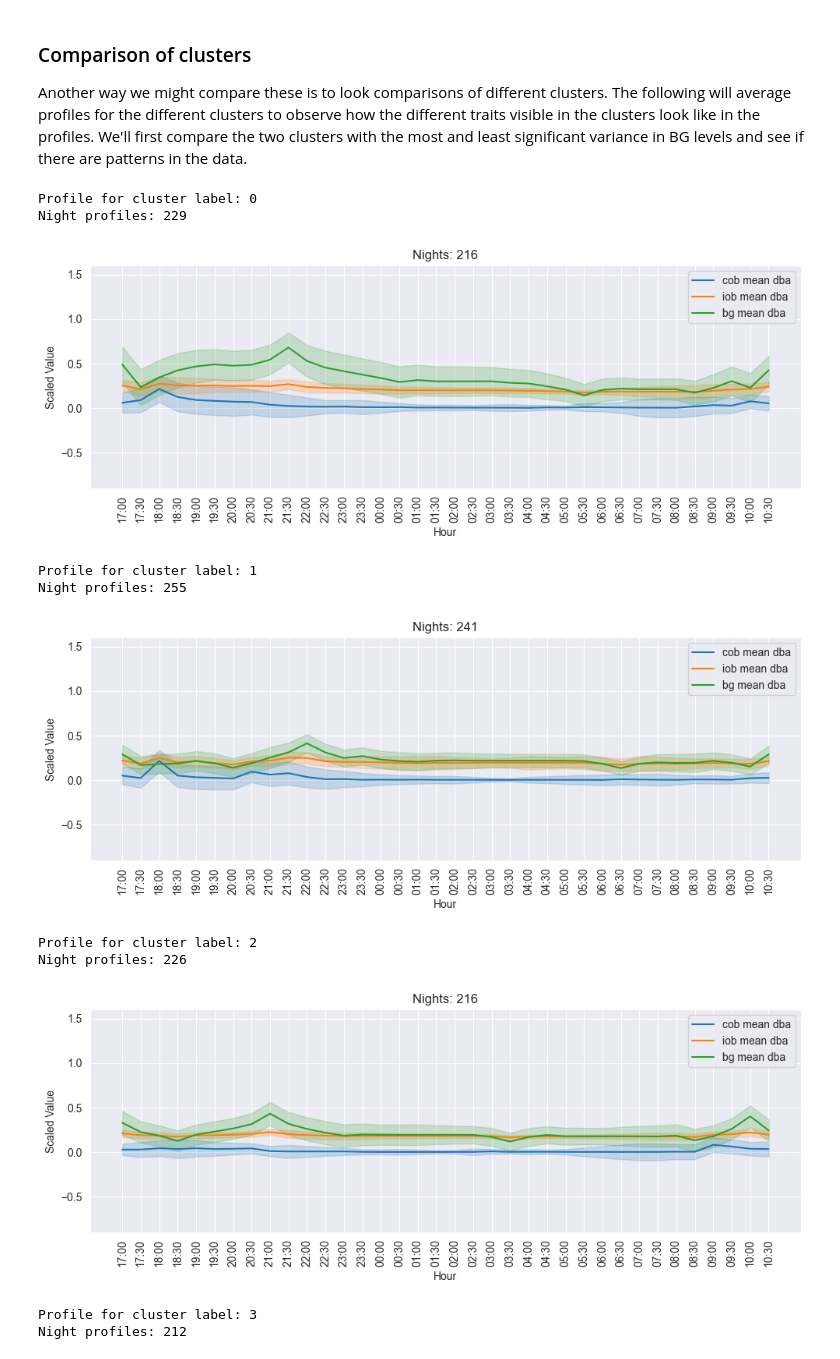
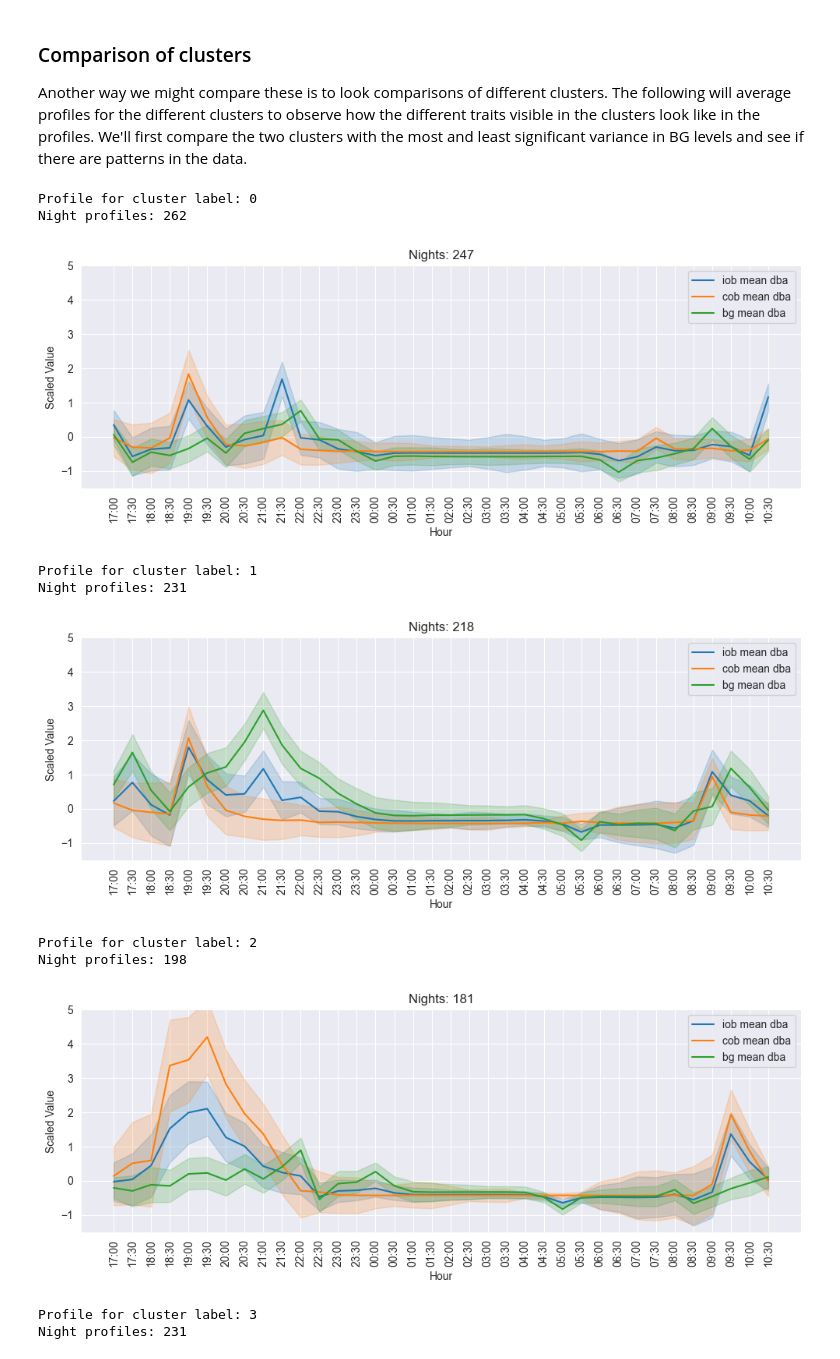
Before and after one commit to rdbrist/masters_project, a Jupyter notebook: notebooks/2.03-rd-creating-night-period-feature-extraction.ipynb, the cells around one changed output. Saved outputs shown, nothing was run; the diff lists cells and outputs as text; code cells hidden in the pictures.

```diff
--- a/notebooks/2.03-rd-creating-night-period-feature-extraction.ipynb
+++ b/notebooks/2.03-rd-creating-night-period-feature-extraction.ipynb
@@ -358,25 +358,19 @@ There is nothing in these profiles that gives any more information as to the imp
 ### Comparison of clusters
 Another way we might compare these is to look comparisons of different clusters. The following will average profiles for the different clusters to observe how the different traits visible in the clusters look like in the profiles. We'll first compare the two clusters with the most and least significant variance in BG levels and see if there are patterns in the data.
 # %%
-variables = ['cob mean', 'iob mean', 'bg mean']
-global_min = df[variables].min()
-global_max = df[variables].max()
-cluster_ids = sorted(df['tsne_cluster_label'].unique())
-cluster_dfs = {}
-for c in cluster_ids:
-    cluster_dfs[c] = analyser.get_cluster_nights(cluster_type='tsne', cluster_label=c)
-for key, df_c in cluster_dfs.items():
-    print(f'Profile for cluster label: {str(key)}')
-    plot_night_time_series(df_c, variables=variables, global_min=global_min, global_max=global_max, night_start=night_start.hour, morning_end=morning_end.hour, method='dba', y_limits=(-0.9, 1.6), )
+scaled_all_df = analyser.return_dataset_with_clusters(scaled=True)
+for cluster, df_cluster in scaled_all_df.groupby('tsne_cluster_label'):
+    print(f'Profile for cluster label: {str(cluster)}')
+    plot_night_time_series(df_cluster, night_start=night_start.hour, morning_end=morning_end.hour, method='dba', rolling_window=3, y_limits=(-1.5, 5), prescaled=True)
 # %% [output]
 Profile for cluster label: 0
-Night profiles: 229
+Night profiles: 262
-[figure, old version]
+[figure, new version]
 Profile for cluster label: 1
-Night profiles: 255
+Night profiles: 231
-[figure, old version]
+[figure, new version]
 Profile for cluster label: 2
-Night profiles: 226
+Night profiles: 198
-[figure, old version]
+[figure, new version]
 Profile for cluster label: 3
-Night profiles: 212
+Night profiles: 231
```
Also changed, not shown: parts of 29 cells of this notebook.
